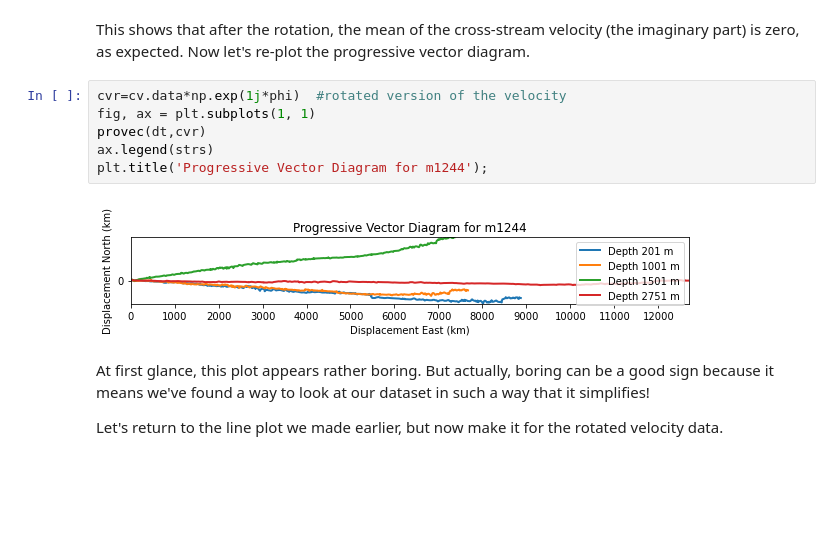
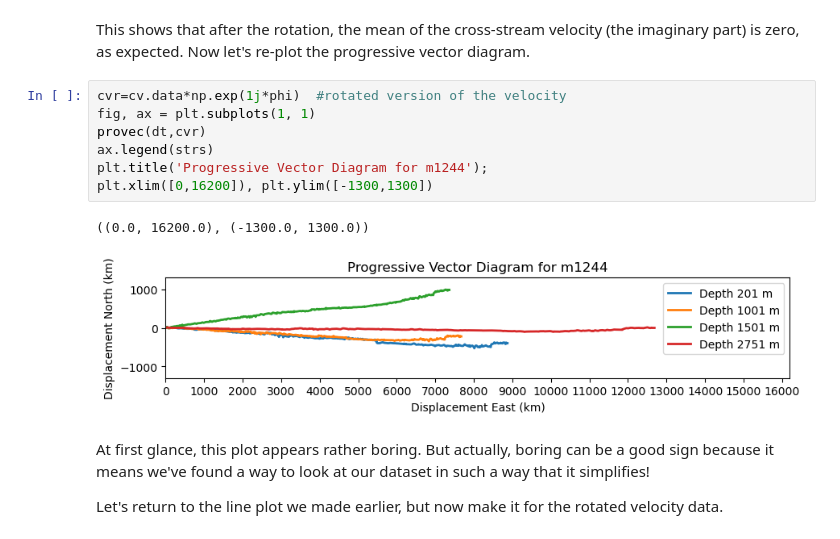
Before and after one commit to jonathanlilly/time-series, a Jupyter notebook: labs/VarianceEllipses-Python.ipynb, the cells around one changed output. Cells and saved outputs as stored; diff of their text form; blank space fills up the shorter version.

```diff
--- a/labs/VarianceEllipses-Python.ipynb
+++ b/labs/VarianceEllipses-Python.ipynb
@@ -207,11 +200,13 @@ This shows that after the rotation, the mean of the cross-stream velocity (the i
 # %%
 cvr=cv.data*np.exp(1j*phi)  #rotated version of the velocity
 fig, ax = plt.subplots(1, 1)
 provec(dt,cvr)
 ax.legend(strs)
 plt.title('Progressive Vector Diagram for m1244');
+plt.xlim([0,16200]), plt.ylim([-1300,1300])
 # %% [output]
+((0.0, 16200.0), (-1300.0, 1300.0))
-[figure, old version]
+[figure, new version]
 # %% [markdown]
 At first glance, this plot appears rather boring.  But actually, boring can be a good sign because it means we've found a way to look at our dataset in such a way that it simplifies!
 
```
Also changed, not shown: parts of 30 cells of this notebook, 40 other files.
